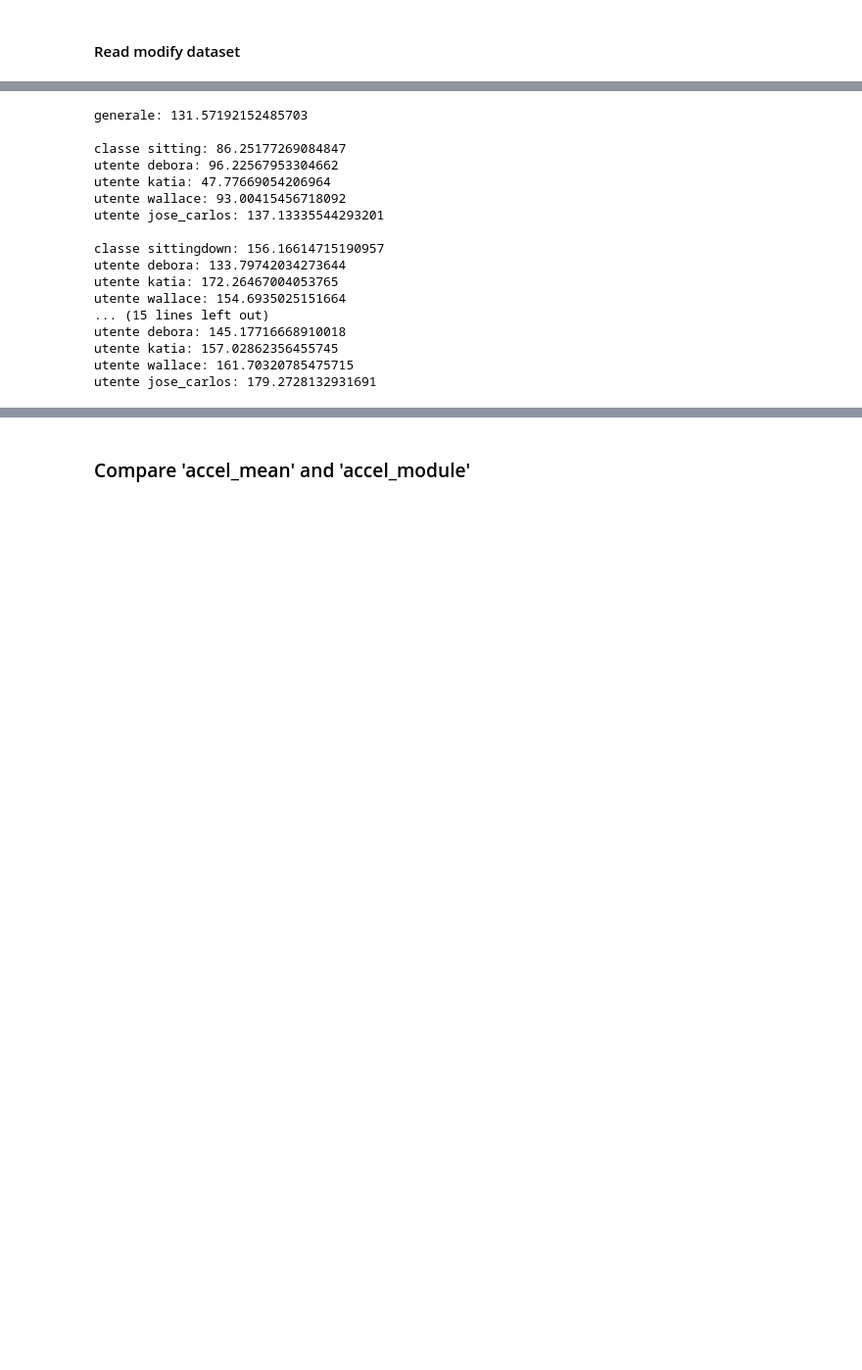
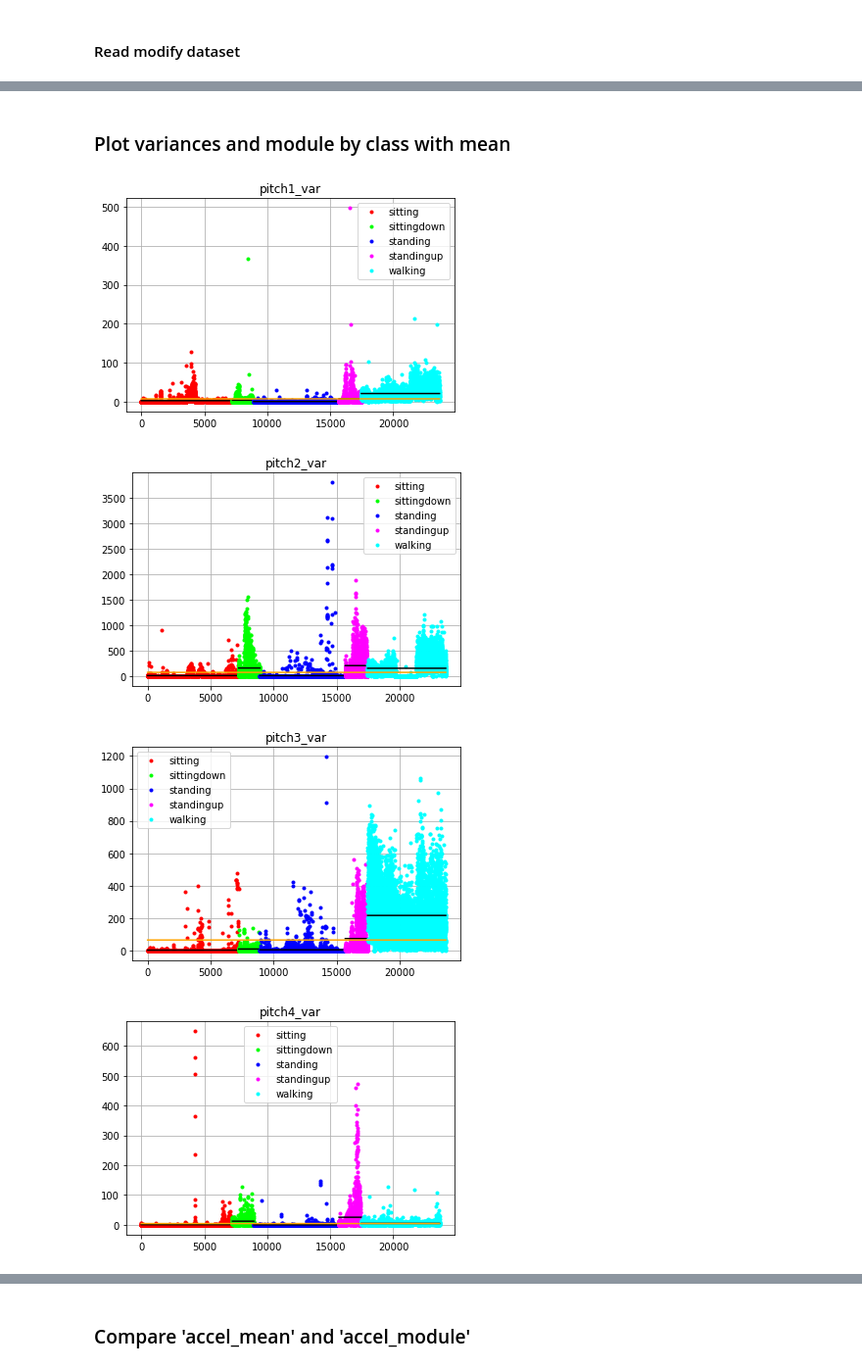
Before and after one commit to MarcoFagioli/project_AAL, a Jupyter notebook: data/data_manipulation.ipynb, the cells around one changed output, grey strips where cells are left out. Shown at 98% size. Cells and saved outputs as stored; diff of their text form; code cells hidden in the pictures; blank space fills up the shorter version.

Commit message:
Analisis of mean by class and dipendence between parameters

```diff
--- a/data/data_manipulation.ipynb
+++ b/data/data_manipulation.ipynb
@@ -52,7 +52,7 @@ def make_mean_variance(dataframe):
         new_row[field] = dataframe[field].iloc[0]
 
     for field in ['roll1', 'pitch1', 'roll2', 'pitch2', 'roll3', 'pitch3','roll4', 'pitch4']:
-        new_row[str(f'{field}_var')] = dataframe[field].var()
+        new_row[str(f'{field}_var')] = np.var(dataframe[field])
     #for field in ['accel1', 'accel2', 'accel3', 'accel4']:
     #    new_row[str(f'{field}_mean')] = dataframe[field].mean()
 
@@ -68,8 +68,8 @@ def make_mean_variance(dataframe):
 
     return new_row
 # %%
-sittingdown = df.loc[df['class'] == 'sittingdown']
-sittingdown_user = df.loc[df['user'] == 'jose_carlos']
+sittingdown = df.loc[df['class'] == 'sitting']
+sittingdown_user = df.loc[df['user'] == 'debora']
 n_instance = sittingdown_user.shape[0]
 avg_df = pd.DataFrame()
 
@@ -139,4 +161,4 @@ avg_df.to_csv('measure_dataset.csv', sep = ';', index=False)
 # %% [markdown]
 #### Read modify dataset
 # %%
-avg_df = pd.read_csv('measure_dataset.csv', sep = ';')
+avg_df = pd.read_csv('final_dataset.csv', sep = ';')
@@ -189,27 +165,37 @@ for classe in avg_df['class'].unique():
-# %%
-print(f"generale: {avg_df['accel1'].mean()}")
-for classe in avg_df['class'].unique():
-    class_df = avg_df.loc[avg_df['class'] == classe]
-    print(f"\nclasse {classe}: {class_df['accel1'].mean()}")
-
-    for user in avg_df['user'].unique():
-        class_user_df = class_df.loc[class_df['user'] == user]
-        print(f"utente {user}: {class_user_df['accel1'].mean()}")
-# %% [output]
-generale: 131.57192152485703
-
-classe sitting: 86.25177269084847
-utente debora: 96.22567953304662
-utente katia: 47.77669054206964
-utente wallace: 93.00415456718092
-utente jose_carlos: 137.13335544293201
-
-classe sittingdown: 156.16614715190957
-utente debora: 133.79742034273644
-utente katia: 172.26467004053765
-utente wallace: 154.6935025151664
-... (15 lines left out)
-utente debora: 145.17716668910018
-utente katia: 157.02862356455745
-utente wallace: 161.70320785475715
-utente jose_carlos: 179.2728132931691
+# %% [markdown]
+### Plot variances and module by class with mean
+# %%
+# Plot continuos
+
+colors = ['#ff0000', '#00ff00', '#0000ff', '#ff00ff', '#00ffff']
+
+for field in ['pitch1_var', 'pitch2_var', 'pitch3_var', 'pitch4_var', \
+              'roll1_var', 'roll2_var', 'roll3_var', 'roll4_var', \
+              'accel1_module', 'accel2_module', 'accel3_module', 'accel4_module']:
+
+    legend = []
+    labels = []
+    start_position = 0
+    mean = np.mean(avg_df[field])
+    for k, classe in enumerate(avg_df['class'].unique()):
+        class_df = avg_df.loc[avg_df['class'] == classe]
+        class_mean = np.mean(class_df[field])
+        field_by_class = class_df[field]
+        positions = list(range(start_position, start_position + (len(field_by_class))))
+        legend.append(plt.plot(positions, field_by_class, color = colors[k], linestyle = ' ', marker = '.')[0])
+        plt.plot(positions, [class_mean]*len(positions), color = 'black')
+        start_position += len(field_by_class)
+        labels.append(classe)
+    plt.plot(list(range(len(avg_df))), [mean]*len(avg_df), color = 'orange')
+
+    plt.grid(True)
+    #plt.yscale('log')
+    plt.title(field)
+    plt.legend(legend, labels)
+    plt.savefig(f'graphs/{field}.png', dpi = 180)
+    plt.show()
+# %% [output]
+[figure, added]
+[figure, added]
+[figure, added]
+[figure, added]
```
Also changed, not shown: parts of 16 cells of this notebook, 14 other files.
